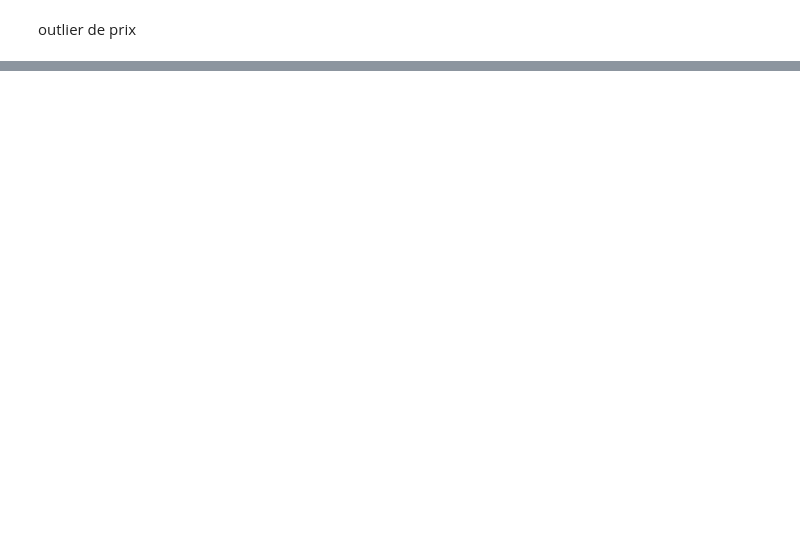
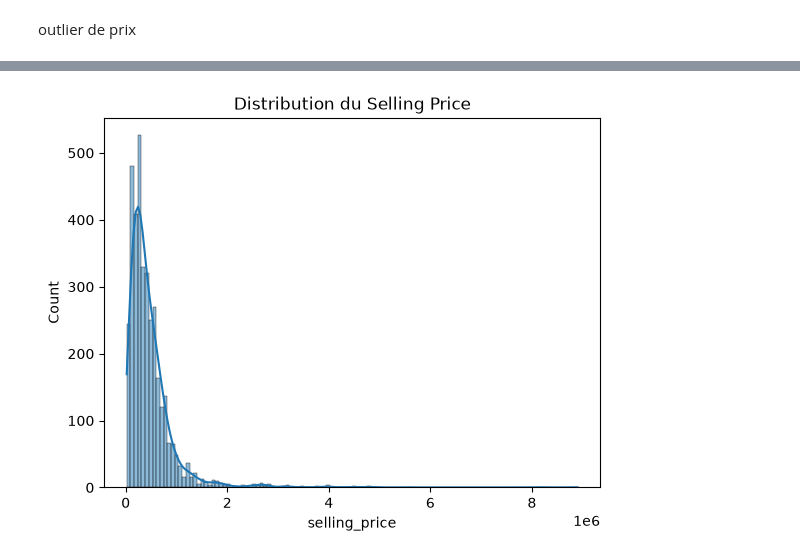
Before and after one commit to ayouberrak2/Used_Car_Price_Predictor, a Jupyter notebook: notebooks/cleaning.ipynb, the cells around one changed output, grey strips where cells are left out. Drawn from its saved outputs; the diff is of its cells as text; code cells hidden in the pictures; blank space fills up the shorter version.

```diff
--- a/notebooks/cleaning.ipynb
+++ b/notebooks/cleaning.ipynb
@@ -226,0 +280,6 @@ print(df)
+# %%
+sns.histplot(df["selling_price"], kde=True)
+plt.title("Distribution du Selling Price")
+plt.show()
+# %% [output]
+[figure, added]
```
Also changed, not shown: parts of 20 cells of this notebook.
